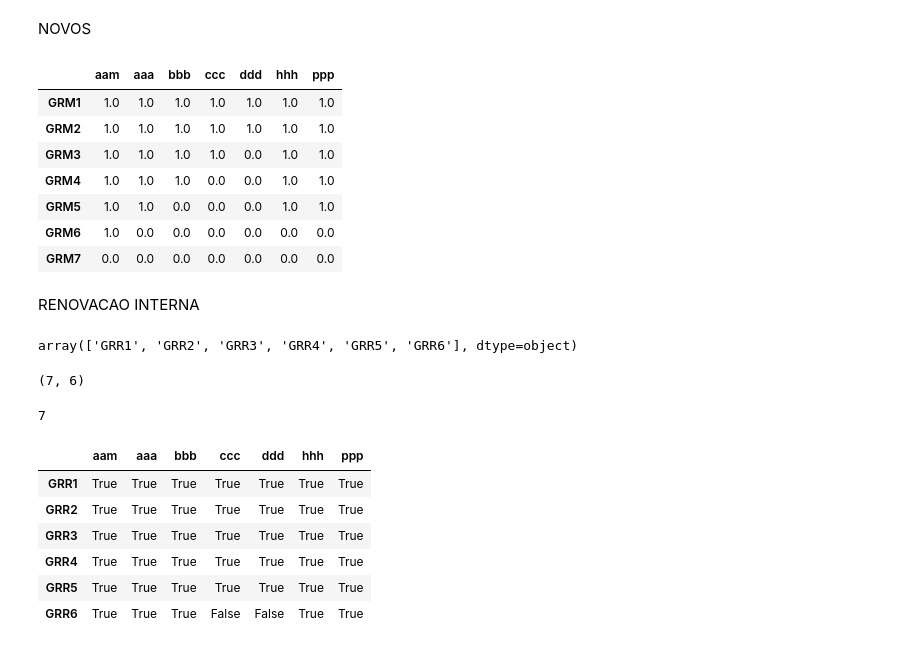
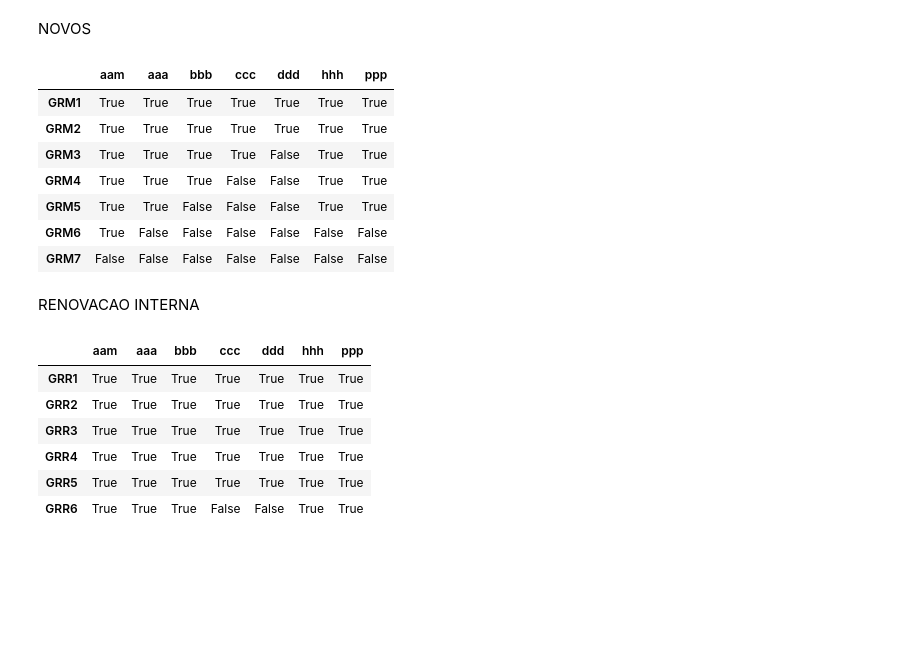
Before and after one commit to thommich/reject-inference-modelling, a Jupyter notebook: cluster_pj_embeddings.ipynb, the cells around one changed output. Cells and saved outputs as stored; diff of their text form; code cells hidden in the pictures; blank space fills up the shorter version.

```diff
--- a/cluster_pj_embeddings.ipynb
+++ b/cluster_pj_embeddings.ipynb
@@ -572,41 +683,33 @@ NOVOS
 # %%
 n_class_espec = len(class_espec)
 n_grps_grm = len(pd.unique(df_grm.values.ravel()))
 
-mat_aprov_novos = pd.DataFrame(np.ones((n_grps_grm,n_class_espec)), index=np.sort(pd.unique(df_grm.values.ravel())), columns=class_espec)
+mat_aprov_novos = pd.DataFrame(np.ones((n_grps_grm,n_class_espec)),
+                               index=np.sort(pd.unique(df_grm.values.ravel())),
+                               columns=class_espec)
+
 novos_neg = [('GRM3','ddd'),
              ('GRM4','ccc'), ('GRM4','ddd'),
              ('GRM5','bbb'), ('GRM5','ccc'), ('GRM5','ddd'),
              ('GRM6','aaa'), ('GRM6','bbb'), ('GRM6','ccc'), ('GRM6','ddd'), ('GRM6','hhh'), ('GRM6','ppp'),
              ('GRM7','aam'), ('GRM7','aaa'), ('GRM7','bbb'), ('GRM7','ccc'), ('GRM7','ddd'), ('GRM7','hhh'), ('GRM7','ppp')]
 
 for grm, clasf in novos_neg:
     mat_aprov_novos.loc[grm,clasf] = 0
 
+mat_aprov_novos = mat_aprov_novos.astype(bool)
 mat_aprov_novos
 # %% [output]
 |  | aam | aaa | bbb | ccc | ddd | hhh | ppp |
-| GRM1 | 1.0 | 1.0 | 1.0 | 1.0 | 1.0 | 1.0 | 1.0 |
-| GRM2 | 1.0 | 1.0 | 1.0 | 1.0 | 1.0 | 1.0 | 1.0 |
-| GRM3 | 1.0 | 1.0 | 1.0 | 1.0 | 0.0 | 1.0 | 1.0 |
-| GRM4 | 1.0 | 1.0 | 1.0 | 0.0 | 0.0 | 1.0 | 1.0 |
-| GRM5 | 1.0 | 1.0 | 0.0 | 0.0 | 0.0 | 1.0 | 1.0 |
-| GRM6 | 1.0 | 0.0 | 0.0 | 0.0 | 0.0 | 0.0 | 0.0 |
-| GRM7 | 0.0 | 0.0 | 0.0 | 0.0 | 0.0 | 0.0 | 0.0 |
+| GRM1 | True | True | True | True | True | True | True |
+| GRM2 | True | True | True | True | True | True | True |
+| GRM3 | True | True | True | True | False | True | True |
+| GRM4 | True | True | True | False | False | True | True |
+| GRM5 | True | True | False | False | False | True | True |
+| GRM6 | True | False | False | False | False | False | False |
+| GRM7 | False | False | False | False | False | False | False |
 # %% [markdown]
 RENOVACAO INTERNA
-# %%
-pd.unique(df_grr.values.ravel())
-# %% [output]
-array(['GRR1', 'GRR2', 'GRR3', 'GRR4', 'GRR5', 'GRR6'], dtype=object)
-# %%
-n_class_espec, n_grps_grr
-# %% [output]
-(7, 6)
-# %%
-len(class_espec)
-# %% [output]
-7
 # %%
 n_class_espec = len(class_espec)
 n_grps_grr = len(pd.unique(df_grr.values.ravel()))
```
Also changed, not shown: parts of 27 cells of this notebook.
